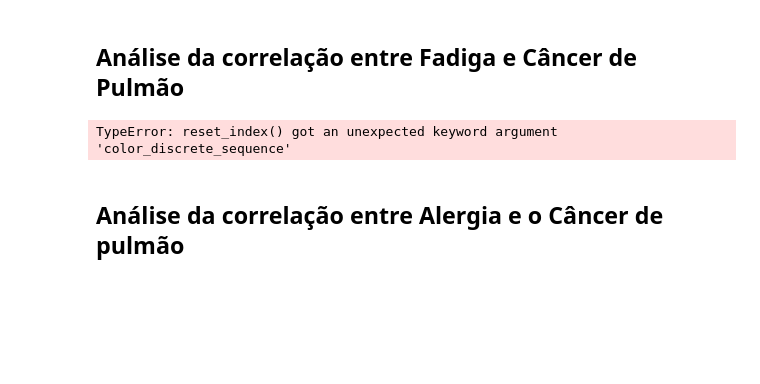
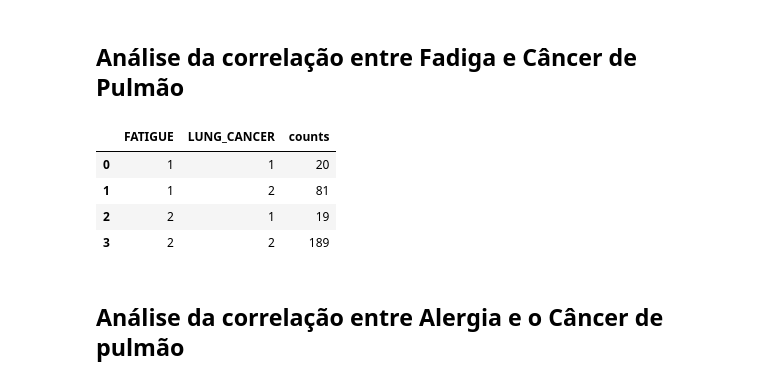
Before and after one commit to insper-classroom/predicao_cancer_pulmao, a Jupyter notebook: Base de dados.ipynb, the cells around one changed output. Cells and saved outputs as stored; diff of their text form; code cells hidden in the pictures; blank space fills up the shorter version.

```diff
--- a/Base de dados.ipynb
+++ b/Base de dados.ipynb
@@ -355,10 +355,14 @@ px.histogram(data_frame=dg0, x="LUNG_CANCER", y="counts", color="CHRONIC DISEASE
 # %% [markdown]
 ## Análise da correlação entre Fadiga e Câncer de Pulmão
 # %%
-dg1 = base.groupby(by=["FATIGUE", "LUNG_CANCER"]).size().reset_index(name="counts", color_discrete_sequence=px.colors.qualitative.Alphabet)
+dg1 = base.groupby(by=["FATIGUE", "LUNG_CANCER"]).size().reset_index(name="counts")
 dg1
 # %% [output]
-TypeError: reset_index() got an unexpected keyword argument 'color_discrete_sequence'
+|  | FATIGUE | LUNG_CANCER | counts |
+| 0 | 1 | 1 | 20 |
+| 1 | 1 | 2 | 81 |
+| 2 | 2 | 1 | 19 |
+| 3 | 2 | 2 | 189 |
 # %%
 px.histogram(data_frame=dg1, x="LUNG_CANCER", y="counts", color="FATIGUE", barmode='group')
 # %% [markdown]
```
